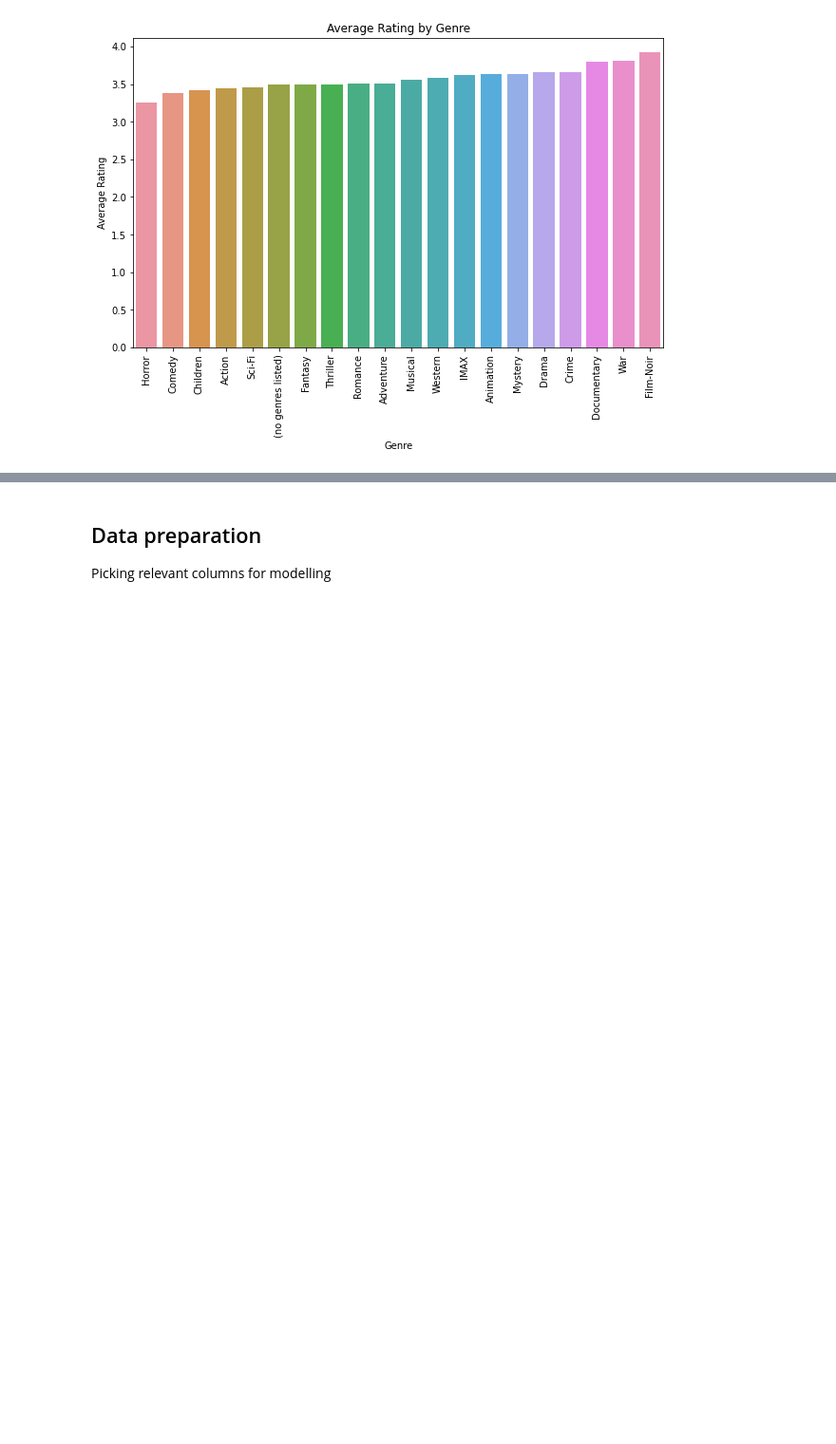
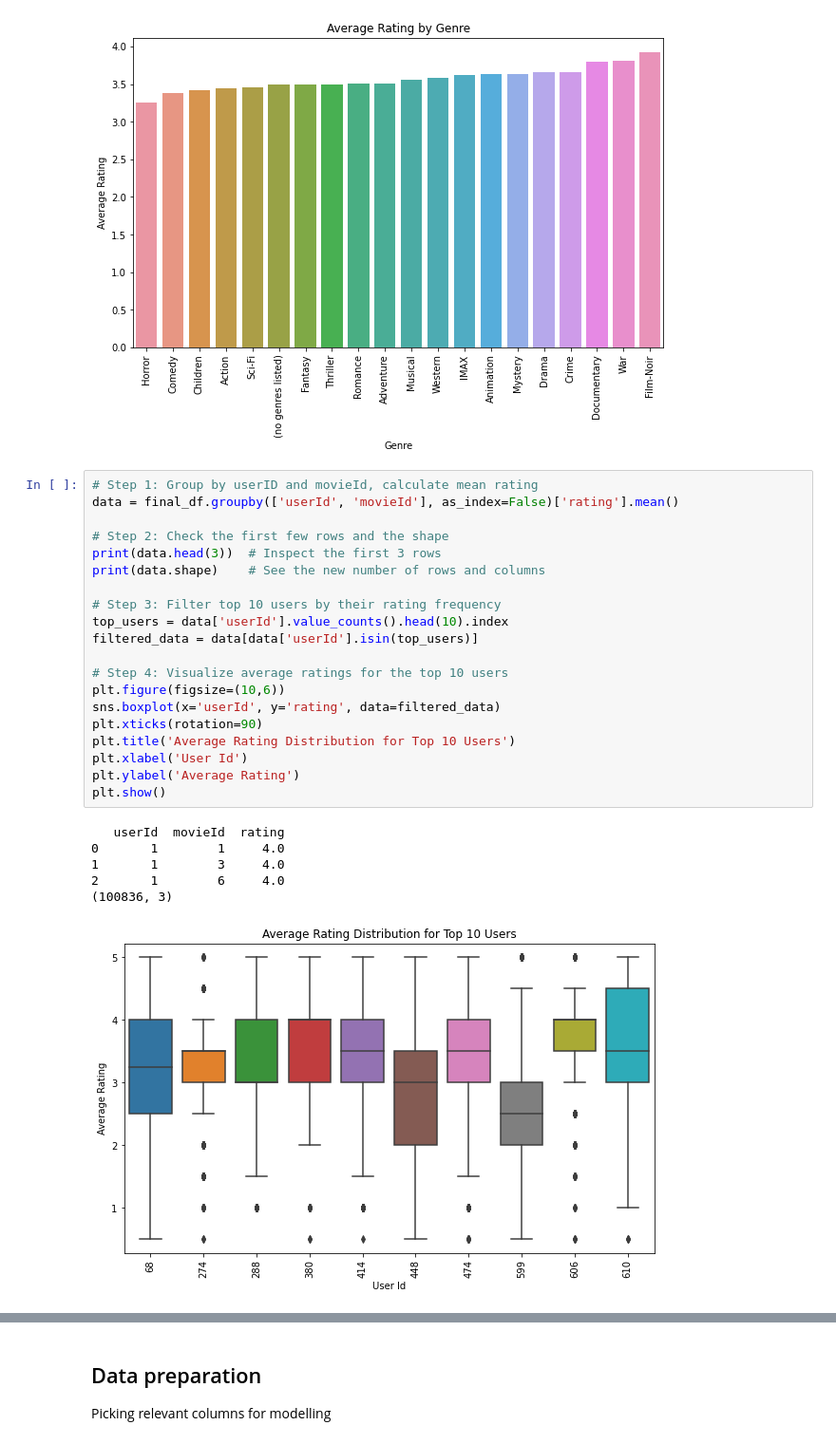
Before and after one commit to gtisnanga/PHASE-4-PRJOECT-MOVIE-RECOMMENDATIONS-GROUP-13, a Jupyter notebook: Phase 4.ipynb, the cells around one changed output, grey strips where cells are left out. Shown: that part at 95% size. Saved outputs shown, nothing was run; the diff lists cells and outputs as text; blank space fills up the shorter version.

```diff
--- a/Phase 4.ipynb
+++ b/Phase 4.ipynb
@@ -402,3 +412,30 @@ plt.show()
 # %% [output]
 [figure]
 [figure]
+# %%
+# Step 1: Group by userID and movieId, calculate mean rating
+data = final_df.groupby(['userId', 'movieId'], as_index=False)['rating'].mean()
+
+# Step 2: Check the first few rows and the shape
+print(data.head(3))  # Inspect the first 3 rows
+print(data.shape)    # See the new number of rows and columns
+
+# Step 3: Filter top 10 users by their rating frequency
+top_users = data['userId'].value_counts().head(10).index
+filtered_data = data[data['userId'].isin(top_users)]
+
+# Step 4: Visualize average ratings for the top 10 users
+plt.figure(figsize=(10,6))
+sns.boxplot(x='userId', y='rating', data=filtered_data)
+plt.xticks(rotation=90)
+plt.title('Average Rating Distribution for Top 10 Users')
+plt.xlabel('User Id')
+plt.ylabel('Average Rating')
+plt.show()
+# %% [output]
+   userId  movieId  rating
+0       1        1     4.0
+1       1        3     4.0
+2       1        6     4.0
+(100836, 3)
+[figure, added]
```
Also changed, not shown: parts of 6 cells of this notebook.
